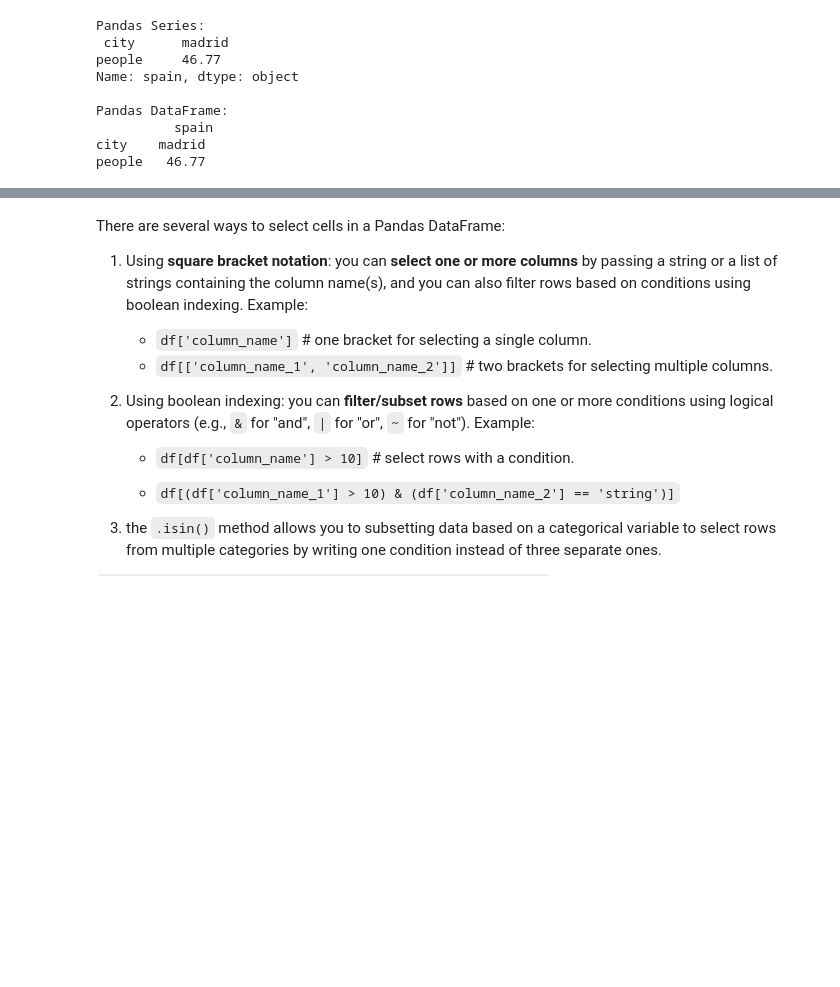
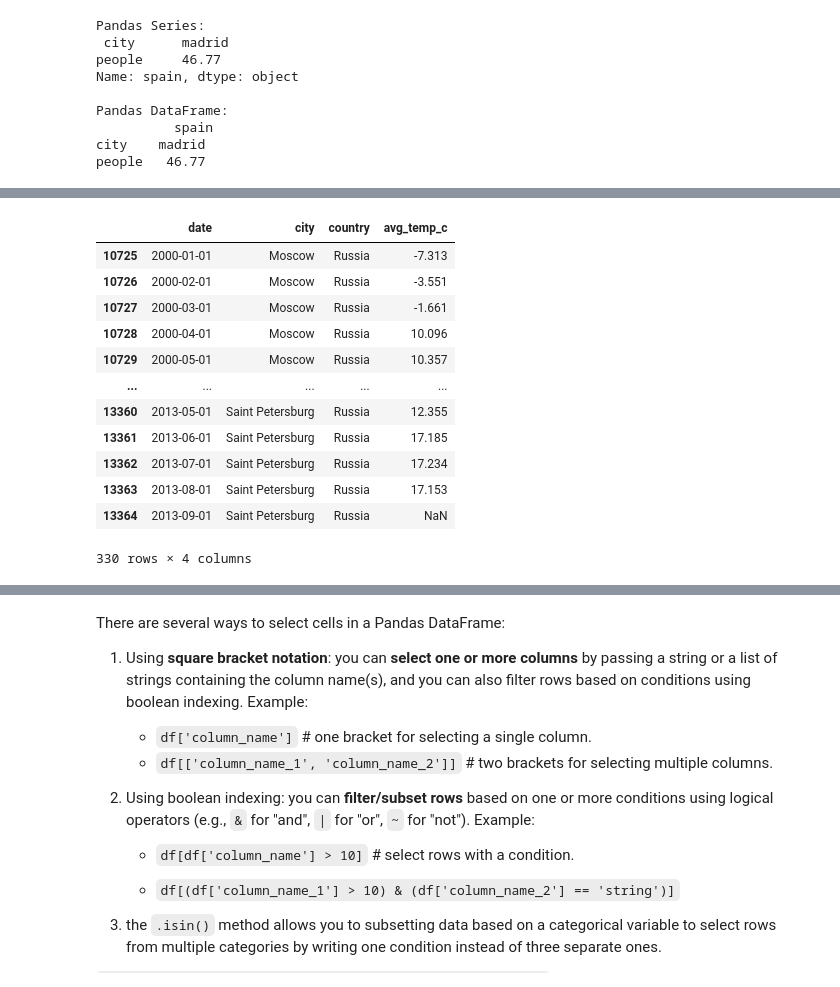
Before and after one commit to ia234/Python_23, a Jupyter notebook: Python_Cheat_Sheet_2023.ipynb, the cells around one changed output, grey strips where cells are left out. Saved outputs shown, nothing was run; the diff lists cells and outputs as text; code cells hidden in the pictures; blank space fills up the shorter version.

```diff
--- a/Python_Cheat_Sheet_2023.ipynb
+++ b/Python_Cheat_Sheet_2023.ipynb
@@ -1051,0 +1151,20 @@ people   46.77
+# %%
+# Make a list of cities to subset on
+cities = ["Moscow", "Saint Petersburg"]
+
+# Subset temperatures using square brackets
+temperatures[temperatures['city'].isin(cities)]
+# %% [output]
+|  | date | city | country | avg_temp_c |
+| 10725 | 2000-01-01 | Moscow | Russia | -7.313 |
+| 10726 | 2000-02-01 | Moscow | Russia | -3.551 |
+| 10727 | 2000-03-01 | Moscow | Russia | -1.661 |
+| 10728 | 2000-04-01 | Moscow | Russia | 10.096 |
+| 10729 | 2000-05-01 | Moscow | Russia | 10.357 |
+| ... | ... | ... | ... | ... |
+| 13360 | 2013-05-01 | Saint Petersburg | Russia | 12.355 |
+| 13361 | 2013-06-01 | Saint Petersburg | Russia | 17.185 |
+| 13362 | 2013-07-01 | Saint Petersburg | Russia | 17.234 |
+| 13363 | 2013-08-01 | Saint Petersburg | Russia | 17.153 |
+| 13364 | 2013-09-01 | Saint Petersburg | Russia | NaN |
+330 rows × 4 columns
```
Also changed, not shown: parts of 27 cells of this notebook.
